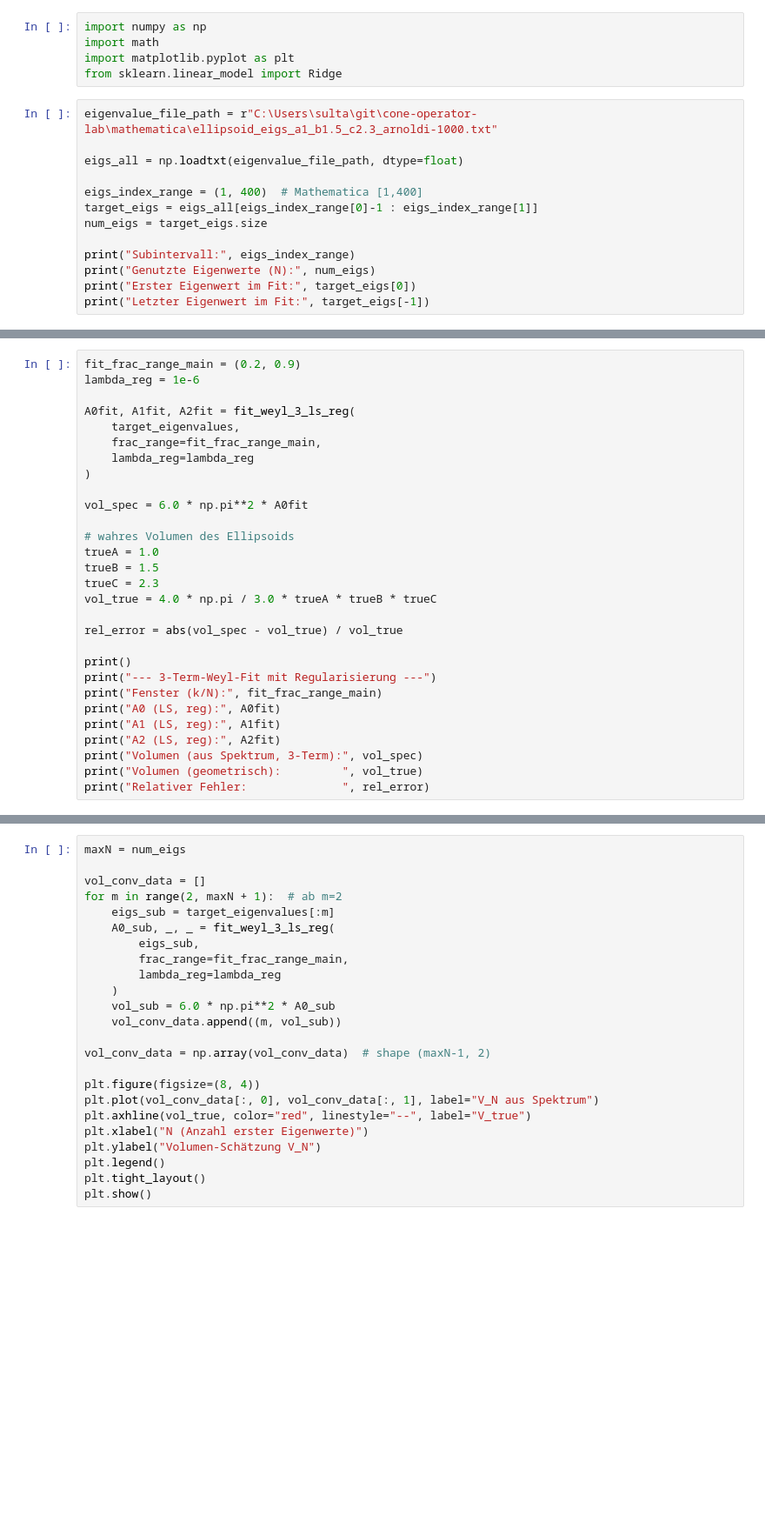
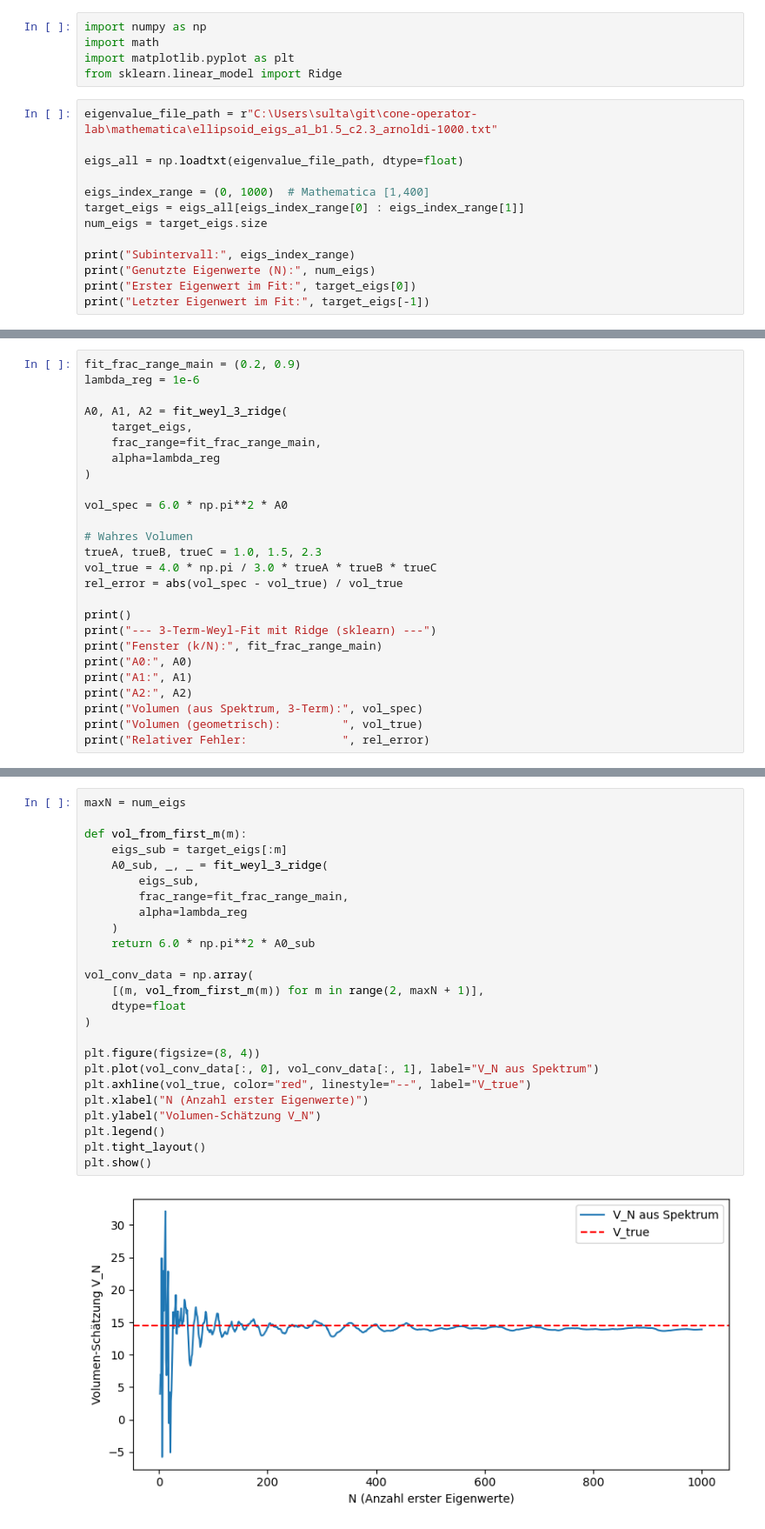
Before and after one commit to Sultanow/cone-operator-lab, a Jupyter notebook: python/notebooks/evaluate_eigenvalues/ellipsoid_eval_eigs.ipynb, the cells around one changed output, grey strips where cells are left out. Shown: that part at 87% size. Drawn from its saved outputs; the diff is of its cells as text; blank space fills up the shorter version.

```diff
--- a/python/notebooks/evaluate_eigenvalues/ellipsoid_eval_eigs.ipynb
+++ b/python/notebooks/evaluate_eigenvalues/ellipsoid_eval_eigs.ipynb
@@ -8,8 +8,8 @@ eigenvalue_file_path = r"C:\Users\sulta\git\cone-operator-lab\mathematica\ellips
 
 eigs_all = np.loadtxt(eigenvalue_file_path, dtype=float)
 
-eigs_index_range = (1, 400)  # Mathematica [1,400]
-target_eigs = eigs_all[eigs_index_range[0]-1 : eigs_index_range[1]]
+eigs_index_range = (0, 1000)  # Mathematica [1,400]
+target_eigs = eigs_all[eigs_index_range[0] : eigs_index_range[1]]
 num_eigs = target_eigs.size
 
 print("Subintervall:", eigs_index_range)
@@ -51,28 +45,25 @@ def fit_weyl_3_ls_reg(eigs, frac_range=(0.2, 0.9), lambda_reg=1e-6):
 fit_frac_range_main = (0.2, 0.9)
 lambda_reg = 1e-6
 
-A0fit, A1fit, A2fit = fit_weyl_3_ls_reg(
-    target_eigenvalues,
+A0, A1, A2 = fit_weyl_3_ridge(
+    target_eigs,
     frac_range=fit_frac_range_main,
-    lambda_reg=lambda_reg
+    alpha=lambda_reg
 )
 
-vol_spec = 6.0 * np.pi**2 * A0fit
+vol_spec = 6.0 * np.pi**2 * A0
 
-# wahres Volumen des Ellipsoids
-trueA = 1.0
-trueB = 1.5
-trueC = 2.3
+# Wahres Volumen
+trueA, trueB, trueC = 1.0, 1.5, 2.3
 vol_true = 4.0 * np.pi / 3.0 * trueA * trueB * trueC
-
 rel_error = abs(vol_spec - vol_true) / vol_true
 
 print()
-print("--- 3-Term-Weyl-Fit mit Regularisierung ---")
+print("--- 3-Term-Weyl-Fit mit Ridge (sklearn) ---")
 print("Fenster (k/N):", fit_frac_range_main)
-print("A0 (LS, reg):", A0fit)
-print("A1 (LS, reg):", A1fit)
-print("A2 (LS, reg):", A2fit)
+print("A0:", A0)
+print("A1:", A1)
+print("A2:", A2)
 print("Volumen (aus Spektrum, 3-Term):", vol_spec)
 print("Volumen (geometrisch):         ", vol_true)
 print("Relativer Fehler:              ", rel_error)
@@ -79,24 +79,27 @@ print("Relativer Fehler:              ", rel_error)
 # %%
 maxN = num_eigs
 
-vol_conv_data = []
-for m in range(2, maxN + 1):  # ab m=2
-    eigs_sub = target_eigenvalues[:m]
-    A0_sub, _, _ = fit_weyl_3_ls_reg(
+def vol_from_first_m(m):
+    eigs_sub = target_eigs[:m]
+    A0_sub, _, _ = fit_weyl_3_ridge(
         eigs_sub,
         frac_range=fit_frac_range_main,
-        lambda_reg=lambda_reg
+        alpha=lambda_reg
     )
-    vol_sub = 6.0 * np.pi**2 * A0_sub
-    vol_conv_data.append((m, vol_sub))
+    return 6.0 * np.pi**2 * A0_sub
 
-vol_conv_data = np.array(vol_conv_data)  # shape (maxN-1, 2)
+vol_conv_data = np.array(
+    [(m, vol_from_first_m(m)) for m in range(2, maxN + 1)],
+    dtype=float
+)
 
 plt.figure(figsize=(8, 4))
 plt.plot(vol_conv_data[:, 0], vol_conv_data[:, 1], label="V_N aus Spektrum")
 plt.axhline(vol_true, color="red", linestyle="--", label="V_true")
 plt.xlabel("N (Anzahl erster Eigenwerte)")
 plt.ylabel("Volumen-Schätzung V_N")
 plt.legend()
 plt.tight_layout()
 plt.show()
+# %% [output]
+[figure, added]
```
Also changed, not shown: parts of 3 cells of this notebook.
